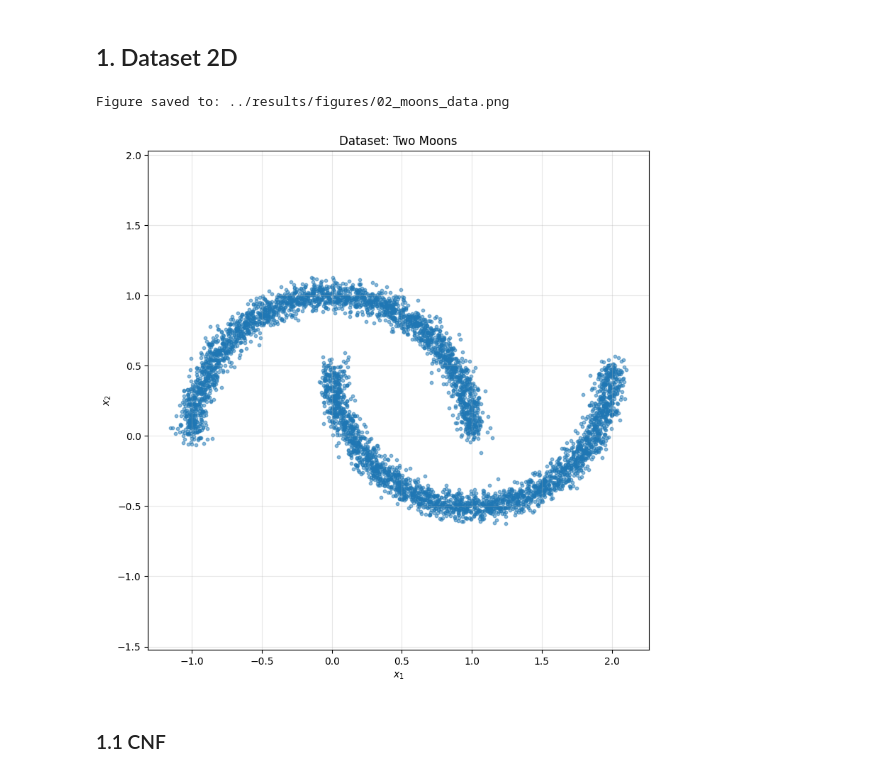
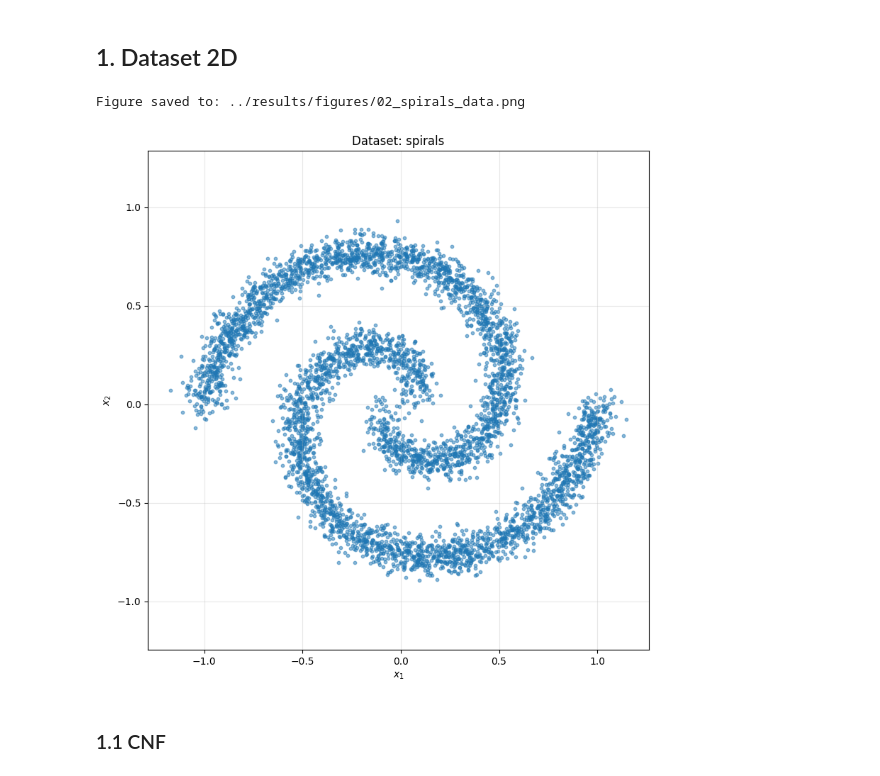
Before and after one commit to lucascbarbosa/flow, a Jupyter notebook: notebooks/02_cnf_trace_comparison.ipynb, the cells around one changed output. Drawn from its saved outputs; the diff is of its cells as text; code cells hidden in the pictures.

```diff
--- a/notebooks/02_cnf_trace_comparison.ipynb
+++ b/notebooks/02_cnf_trace_comparison.ipynb
@@ -40,25 +40,23 @@ Using device: cuda
 ## 1. Dataset 2D
 # %%
 # Criar dataset 2D
-dataset_2d = Synthetic2D(n_samples=5000, noise=0.05, dataset_type='moons')
+DATASET_2D_NAME = 'spirals'
+dataset_2d = Synthetic2D(n_samples=5000, noise=0.05, dataset_type=DATASET_2D_NAME)
 dataloader_2d = get_dataloader(dataset_2d, batch_size=128, shuffle=True)
-
-# Dataset and model names for file naming
-DATASET_2D_NAME = 'moons'
 
 # Visualizar
 fig, ax = plt.subplots(1, 1, figsize=(8, 8))
 Synthetic2DViz.plot_data_distribution(
     dataset_2d.data,
     ax=ax,
-    title="Dataset: Two Moons",
+    title=f"Dataset: {DATASET_2D_NAME}",
     save_path=os.path.join(FIGURES_DIR, f'02_{DATASET_2D_NAME}_data.png')
 )
 plt.tight_layout()
 plt.show()
 # %% [output]
-Figure saved to: ../results/figures/02_moons_data.png
+Figure saved to: ../results/figures/02_spirals_data.png
-[figure, old version]
+[figure, new version]
 # %% [markdown]
 ### 1.1 CNF
 # %%
```
Also changed, not shown: parts of 10 cells of this notebook, 4 other files.
